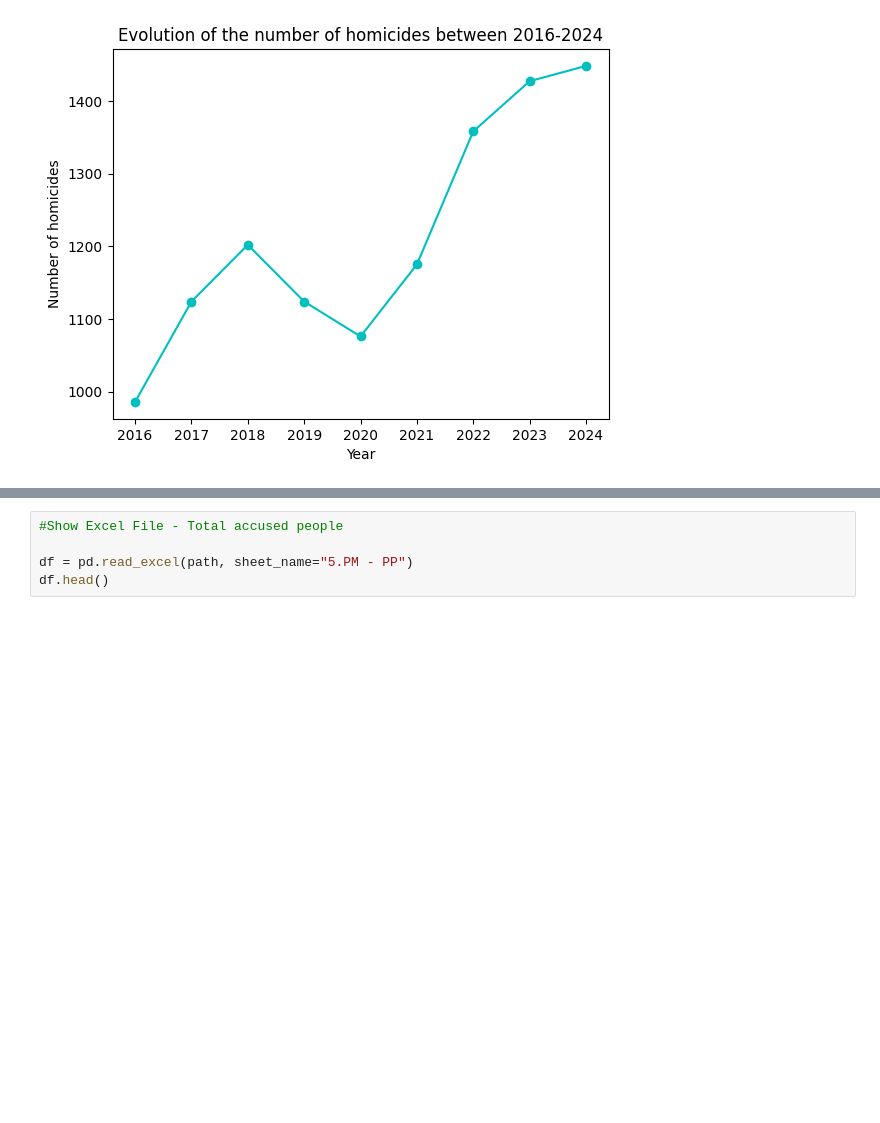
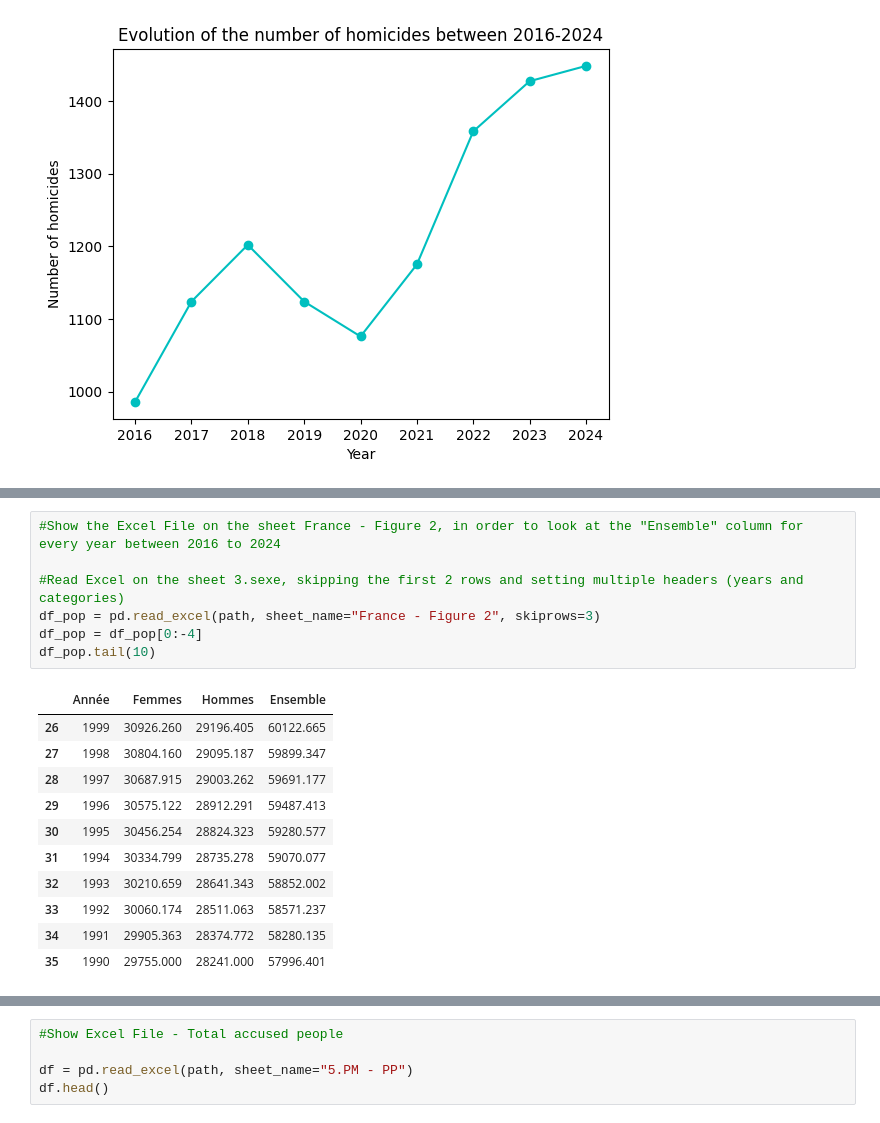
Before and after one commit to luciedum-dot/Intro-to-data-analysis-with-Python---Final-Project, a Jupyter notebook: Evolutions_of_Criminality_France_2016_2024.ipynb, the cells around one changed output, grey strips where cells are left out. Saved outputs shown, nothing was run; the diff lists cells and outputs as text; blank space fills up the shorter version.

```diff
--- a/Evolutions_of_Criminality_France_2016_2024.ipynb
+++ b/Evolutions_of_Criminality_France_2016_2024.ipynb
@@ -119,0 +131,19 @@ FileNotFoundError: [Errno 2] No such file or directory: 'Intro-to-data-analysis-
+# %%
+#Show the Excel File on the sheet France - Figure 2, in order to look at the "Ensemble" column for every year between 2016 to 2024
+
+#Read Excel on the sheet 3.sexe, skipping the first 2 rows and setting multiple headers (years and categories)
+df_pop = pd.read_excel(path, sheet_name="France - Figure 2", skiprows=3)
+df_pop = df_pop[0:-4]
+df_pop.tail(10)
+# %% [output]
+|  | Année | Femmes | Hommes | Ensemble |
+| 26 | 1999 | 30926.260 | 29196.405 | 60122.665 |
+| 27 | 1998 | 30804.160 | 29095.187 | 59899.347 |
+| 28 | 1997 | 30687.915 | 29003.262 | 59691.177 |
+| 29 | 1996 | 30575.122 | 28912.291 | 59487.413 |
+| 30 | 1995 | 30456.254 | 28824.323 | 59280.577 |
+| 31 | 1994 | 30334.799 | 28735.278 | 59070.077 |
+| 32 | 1993 | 30210.659 | 28641.343 | 58852.002 |
+| 33 | 1992 | 30060.174 | 28511.063 | 58571.237 |
+| 34 | 1991 | 29905.363 | 28374.772 | 58280.135 |
+| 35 | 1990 | 29755.000 | 28241.000 | 57996.401 |
```
Also changed, not shown: parts of 3 cells of this notebook.
